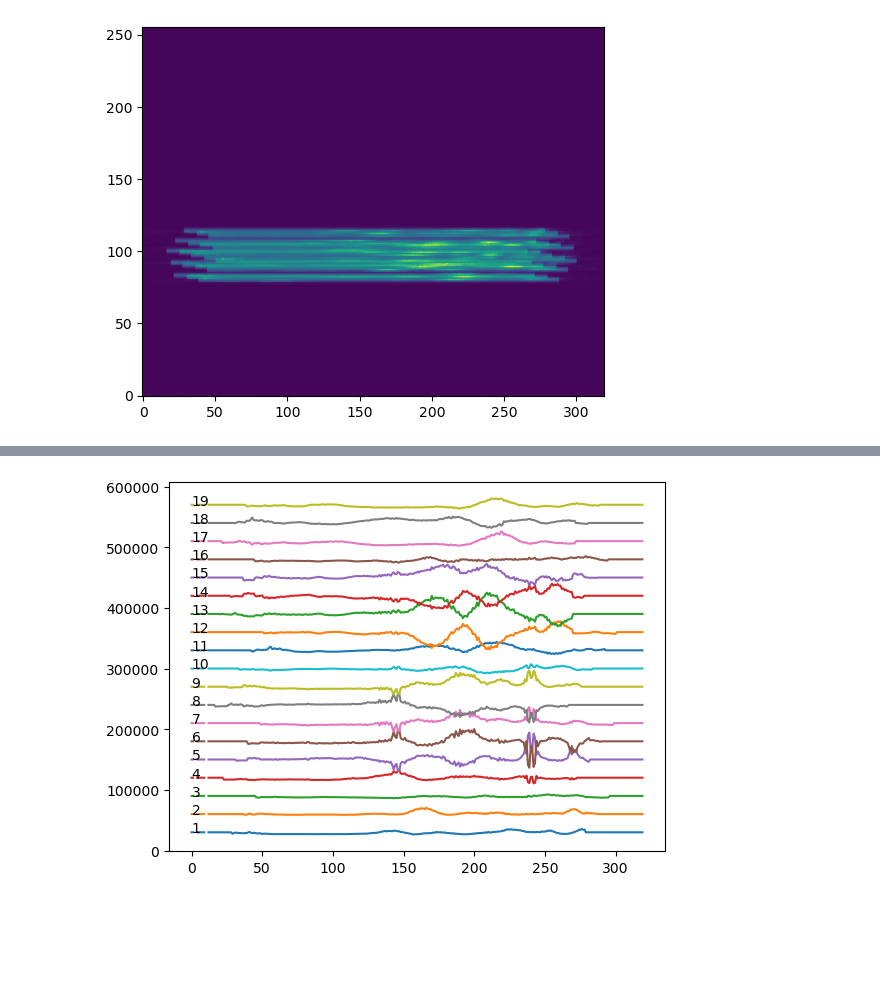
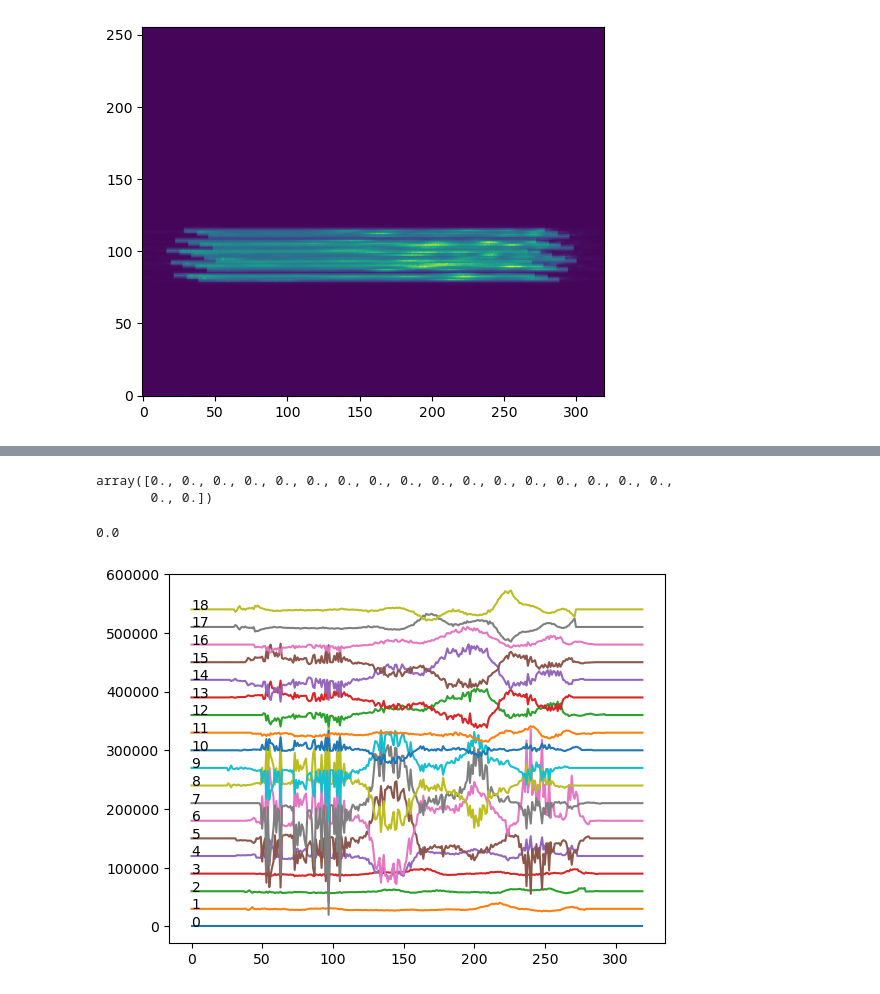
Before and after one commit to mwanakijiji/photonics_spectroscopy, a Jupyter notebook: notebooks_for_development/generate_footprints_extract_19pl.ipynb, the cells around one changed output, grey strips where cells are left out. Cells and saved outputs as stored; diff of their text form; code cells hidden in the pictures; blank space fills up the shorter version.

```diff
--- a/notebooks_for_development/generate_footprints_extract_19pl.ipynb
+++ b/notebooks_for_development/generate_footprints_extract_19pl.ipynb
@@ -17,6 +17,7 @@ stem = '/Users/bandari/Documents/git.repos/photonics_spectroscopy/notebooks_for_
 
 dark_apapane = stem + 'raw/apapanedark.fits'
 test_array = fits.open(dark_apapane)[0].data
+dark = test_array
 # %%
 # read in a broadband frame
 
@@ -28,3 +32,6 @@ bb_array = fits.open(raw_bb_frame_19pl)[0].data
 hdul = fits.open('./data/stacked.fits')
 test_data = hdul[0].data[0,:,:] # all 3 spectra
 array_variance = hdul[0].data[1,:,:]
+
+# replace zeros
+array_variance[array_variance == 0] = np.median(array_variance)
@@ -170,7 +212,8 @@ x_extent = np.shape(test_array)[1]
 y_extent = np.shape(test_array)[0]
 
 # initialize dict to hold flux for each spectrum
-eta = {'1':np.zeros(x_extent),
+eta = {'0':np.zeros(x_extent),
+       '1':np.zeros(x_extent),
        '2':np.zeros(x_extent),
        '3':np.zeros(x_extent),
        '4':np.zeros(x_extent),
@@ -187,8 +230,7 @@ eta = {'1':np.zeros(x_extent),
        '15':np.zeros(x_extent),
        '16':np.zeros(x_extent),
        '17':np.zeros(x_extent),
-       '18':np.zeros(x_extent),
-       '19':np.zeros(x_extent)}
+       '18':np.zeros(x_extent)}
 
 # loop over cols
 for col in range(0,x_extent):
@@ -196,6 +238,9 @@ for col in range(0,x_extent):
     print(col)
 
     # initialize; just try simple tridiagonal terms for now
+    c_00_00 = 0
+    c_00_01 = 0
+
     c_01_01 = 0
     c_01_02 = 0
 
@@ -248,10 +293,8 @@ for col in range(0,x_extent):
     c_17_18 = 0
 
     c_18_18 = 0
-    c_18_19 = 0
 
-    c_19_19 = 0
-
+    b_00 = 0
     b_01 = 0
     b_02 = 0
     b_03 = 0
@@ -270,10 +313,12 @@ for col in range(0,x_extent):
     b_16 = 0
     b_17 = 0
     b_18 = 0
-    b_19 = 0
 
     # loop over pixels in col
     for i in range(0,y_extent):
+
+        c_00_00 += dict_profiles['0'][i,col] * dict_profiles['0'][i,col] / array_variance[i,col]
+        c_00_01 += dict_profiles['0'][i,col] * dict_profiles['1'][i,col] / array_variance[i,col]
 
         c_01_01 += dict_profiles['1'][i,col] * dict_profiles['1'][i,col] / array_variance[i,col]
 
@@ -364,11 +409,9 @@ for col in range(0,x_extent):
 
         c_18_18 += dict_profiles['18'][i,col] * dict_profiles['18'][i,col] / array_variance[i,col]
 
-        c_18_19 += dict_profiles['18'][i,col] * dict_profiles['19'][i,col] / array_variance[i,col]
         #
 
-        c_19_19 += dict_profiles['19'][i,col] * dict_profiles['19'][i,col] / array_variance[i,col]
-        #
+        b_00 += D[i,col] * dict_profiles['0'][i,col] / array_variance[i,col]
 
         b_01 += D[i,col] * dict_profiles['1'][i,col] / array_variance[i,col]
 
@@ -406,9 +449,8 @@ for col in range(0,x_extent):
 
         b_18 += D[i,col] * dict_profiles['18'][i,col] / array_variance[i,col]
 
-        b_19 += D[i,col] * dict_profiles['19'][i,col] / array_variance[i,col]
-
     # by symmetry
+    c_01_00 = np.copy(c_00_01)
     c_02_01 = np.copy(c_01_02)
     c_03_02 = np.copy(c_02_03)
     c_04_03 = np.copy(c_03_04)
@@ -426,8 +468,8 @@ for col in range(0,x_extent):
     c_16_15 = np.copy(c_15_16)
     c_17_16 = np.copy(c_16_17)
     c_18_17 = np.copy(c_17_18)
-    c_19_18 = np.copy(c_18_19)
 
+    print('c_01_01',c_01_01)
     #print(c_21)
     #print(c_31)
 
@@ -447,7 +489,7 @@ for col in range(0,x_extent):
     '''
 
     # assemble matrices
-    b_mat = np.array([b_01, b_02, b_03, b_04, b_05, b_06, b_07, b_08, b_09, b_10, b_11, b_12, b_13, b_14, b_15, b_16, b_17, b_18, b_19])
+    b_mat = np.array([b_00, b_01, b_02, b_03, b_04, b_05, b_06, b_07, b_08, b_09, b_10, b_11, b_12, b_13, b_14, b_15, b_16, b_17, b_18])
     c_mat = np.zeros((19,19))
     # populate
 
@@ -488,7 +530,7 @@ for col in range(0,x_extent):
     c_mat[14,15] = c_15_16
     c_mat[15,16] = c_16_17
     c_mat[16,17] = c_17_18
-    c_mat[17,18] = c_18_19
+    #c_mat[17,18] = c_18_19
 
     c_mat[1,0] = c_02_01
     c_mat[2,1] = c_03_02
@@ -507,7 +549,7 @@ for col in range(0,x_extent):
     c_mat[15,14] = c_16_15
     c_mat[16,15] = c_17_16
     c_mat[17,16] = c_18_17
-    c_mat[18,17] = c_19_18
+    #c_mat[18,17] = c_19_18
 
     #import ipdb; ipdb.set_trace()
 
@@ -540,6 +582,9 @@ for col in range(0,x_extent):
     eta['16'][col] = eta_mat[15]
     eta['17'][col] = eta_mat[16]
     eta['18'][col] = eta_mat[17]
-    eta['19'][col] = eta_mat[18]
+    #eta['19'][col] = eta_mat[18]
+
+    # bring outside for loop
+    #c_mat_copy = np.copy(cmap)
 # %% [output]
 0
@@ -579,10 +612,19 @@ for col in range(0,x_extent):
+# %%
+b_mat
+# %% [output]
+array([0., 0., 0., 0., 0., 0., 0., 0., 0., 0., 0., 0., 0., 0., 0., 0., 0.,
+       0., 0.])
+# %%
+np.max(c_mat)
+# %% [output]
+0.0
 # %%
-for i in range(1,len(eta)+1):
+for i in range(0,len(eta)):
 
     plt.plot(np.add(eta[str(i)],30000*i))
     plt.annotate(str(i), (0,30000*i), xytext=None)
 
-plt.savefig('junk_19specs.png')
+plt.savefig('junkjunk_19specs.png')
 #plt.show()
 # %% [output]
-[figure, old version]
+[figure, new version]
```
Also changed, not shown: parts of 19 cells of this notebook.
